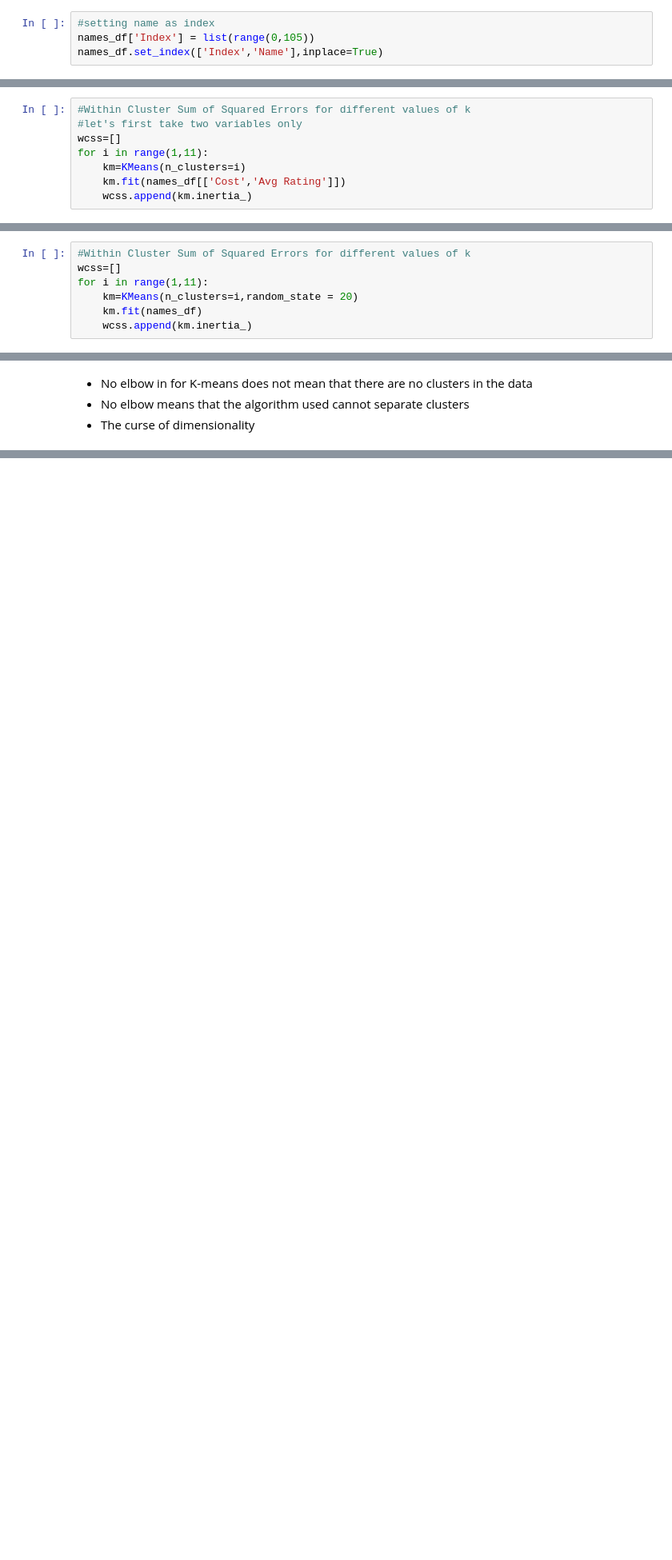
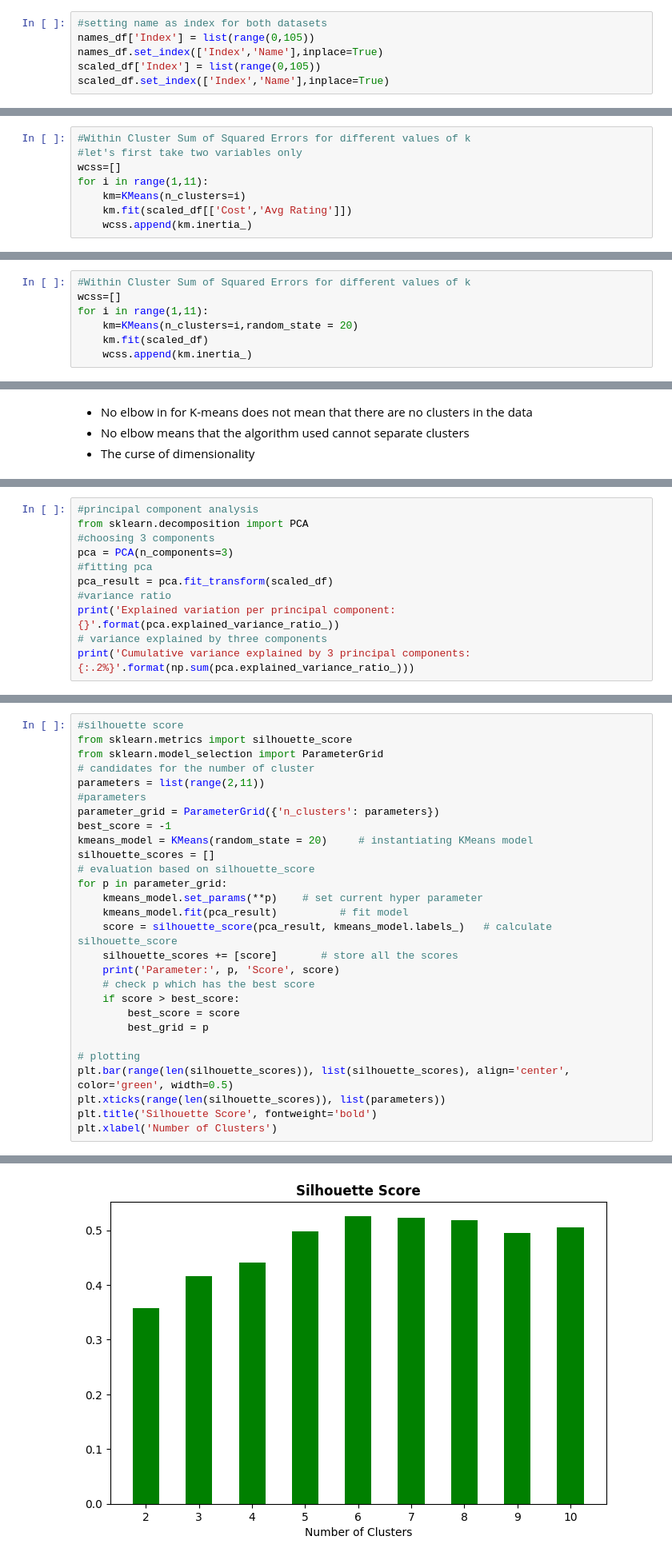
Before and after one commit to vithika-karan/Zomato-Restaurant-Clustering-and-Sentiment-Analysis, a Jupyter notebook: Zomato_Restaurant_Clustering_and_Sentiment_Analysis_Vithika_Karan.ipynb, the cells around one changed output, grey strips where cells are left out. Shown at 80% size. Saved outputs shown, nothing was run; the diff lists cells and outputs as text; blank space fills up the shorter version.

Commit message:
PCA, Clustering and Visualization

```diff
--- a/Zomato_Restaurant_Clustering_and_Sentiment_Analysis_Vithika_Karan.ipynb
+++ b/Zomato_Restaurant_Clustering_and_Sentiment_Analysis_Vithika_Karan.ipynb
@@ -681,4 +682,6 @@ names_df[numerical_cols] = scaler.transform(names_df[numerical_cols])
 # %%
-#setting name as index
+#setting name as index for both datasets
 names_df['Index'] = list(range(0,105))
 names_df.set_index(['Index','Name'],inplace=True)
+scaled_df['Index'] = list(range(0,105))
+scaled_df.set_index(['Index','Name'],inplace=True)
@@ -700,7 +696,7 @@ from sklearn.cluster import KMeans
 wcss=[]
 for i in range(1,11):
     km=KMeans(n_clusters=i)
-    km.fit(names_df[['Cost','Avg Rating']])
+    km.fit(scaled_df[['Cost','Avg Rating']])
     wcss.append(km.inertia_)
 # %%
 #The elbow curve
@@ -740,7 +741,7 @@ Let's try clustering on the whole dataset.
 wcss=[]
 for i in range(1,11):
     km=KMeans(n_clusters=i,random_state = 20)
-    km.fit(names_df)
+    km.fit(scaled_df)
     wcss.append(km.inertia_)
 # %%
 #The elbow curve
@@ -758,0 +766,11 @@ Text(0, 0.5, 'WCSS')
+# %%
+#principal component analysis
+from sklearn.decomposition import PCA
+#choosing 3 components
+pca = PCA(n_components=3)
+#fitting pca
+pca_result = pca.fit_transform(scaled_df)
+#variance ratio
+print('Explained variation per principal component: {}'.format(pca.explained_variance_ratio_))
+# variance explained by three components
+print('Cumulative variance explained by 3 principal components: {:.2%}'.format(np.sum(pca.explained_variance_ratio_)))
@@ -758,0 +780,29 @@ Text(0, 0.5, 'WCSS')
+# %%
+#silhouette score
+from sklearn.metrics import silhouette_score
+from sklearn.model_selection import ParameterGrid
+# candidates for the number of cluster
+parameters = list(range(2,11))
+#parameters
+parameter_grid = ParameterGrid({'n_clusters': parameters})
+best_score = -1
+kmeans_model = KMeans(random_state = 20)     # instantiating KMeans model
+silhouette_scores = []
+# evaluation based on silhouette_score
+for p in parameter_grid:
+    kmeans_model.set_params(**p)    # set current hyper parameter
+    kmeans_model.fit(pca_result)          # fit model
+    score = silhouette_score(pca_result, kmeans_model.labels_)   # calculate silhouette_score
+    silhouette_scores += [score]       # store all the scores
+    print('Parameter:', p, 'Score', score)
+    # check p which has the best score
+    if score > best_score:
+        best_score = score
+        best_grid = p
+
+# plotting
+plt.bar(range(len(silhouette_scores)), list(silhouette_scores), align='center', color='green', width=0.5)
+plt.xticks(range(len(silhouette_scores)), list(parameters))
+plt.title('Silhouette Score', fontweight='bold')
+plt.xlabel('Number of Clusters')
+# %% [output]
@@ -758,0 +819 @@ Text(0, 0.5, 'WCSS')
+[figure, added]
```
Also changed, not shown: parts of 15 cells of this notebook.
